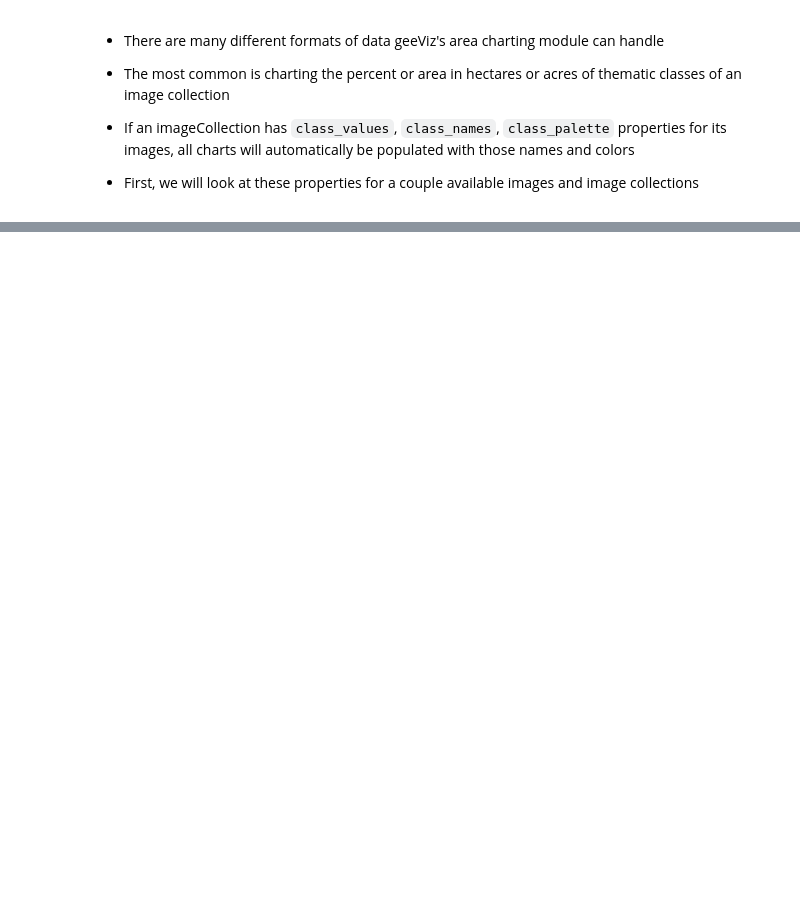
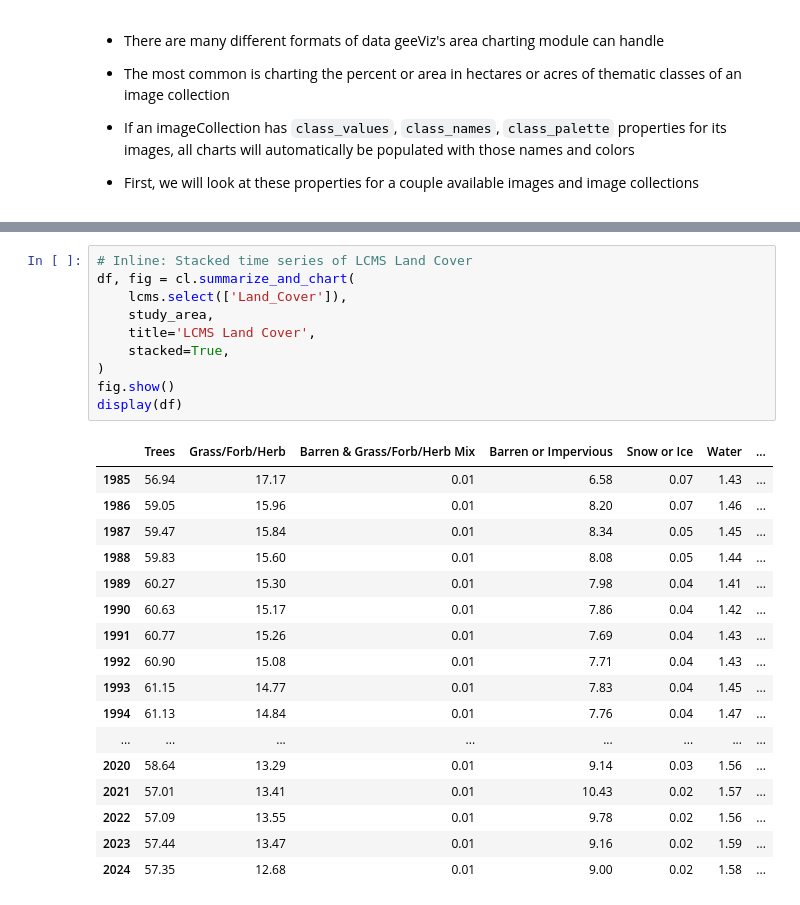
Before and after one commit to gee-community/geeViz, a Jupyter notebook: examples/areaChart_examples.ipynb, the cells around one changed output, grey strips where cells are left out. Saved outputs shown, nothing was run; the diff lists cells and outputs as text; blank space fills up the shorter version.

```diff
--- a/examples/areaChart_examples.ipynb
+++ b/examples/areaChart_examples.ipynb
@@ -388,0 +229,28 @@ Map.view()
+# %%
+# Inline: Stacked time series of LCMS Land Cover
+df, fig = cl.summarize_and_chart(
+    lcms.select(['Land_Cover']),
+    study_area,
+    title='LCMS Land Cover',
+    stacked=True,
+)
+fig.show()
+display(df)
+# %% [output]
+|  | Trees | Grass/Forb/Herb | Barren & Grass/Forb/Herb Mix | Barren or Impervious | Snow or Ice | Water | ... |
+| 1985 | 56.94 | 17.17 | 0.01 | 6.58 | 0.07 | 1.43 | ... |
+| 1986 | 59.05 | 15.96 | 0.01 | 8.20 | 0.07 | 1.46 | ... |
+| 1987 | 59.47 | 15.84 | 0.01 | 8.34 | 0.05 | 1.45 | ... |
+| 1988 | 59.83 | 15.60 | 0.01 | 8.08 | 0.05 | 1.44 | ... |
+| 1989 | 60.27 | 15.30 | 0.01 | 7.98 | 0.04 | 1.41 | ... |
+| 1990 | 60.63 | 15.17 | 0.01 | 7.86 | 0.04 | 1.42 | ... |
+| 1991 | 60.77 | 15.26 | 0.01 | 7.69 | 0.04 | 1.43 | ... |
+| 1992 | 60.90 | 15.08 | 0.01 | 7.71 | 0.04 | 1.43 | ... |
+| 1993 | 61.15 | 14.77 | 0.01 | 7.83 | 0.04 | 1.45 | ... |
+| 1994 | 61.13 | 14.84 | 0.01 | 7.76 | 0.04 | 1.47 | ... |
+| ... | ... | ... | ... | ... | ... | ... | ... |
+| 2020 | 58.64 | 13.29 | 0.01 | 9.14 | 0.03 | 1.56 | ... |
+| 2021 | 57.01 | 13.41 | 0.01 | 10.43 | 0.02 | 1.57 | ... |
+| 2022 | 57.09 | 13.55 | 0.01 | 9.78 | 0.02 | 1.56 | ... |
+| 2023 | 57.44 | 13.47 | 0.01 | 9.16 | 0.02 | 1.59 | ... |
+| 2024 | 57.35 | 12.68 | 0.01 | 9.00 | 0.02 | 1.58 | ... |
```
Also changed, not shown: parts of 93 cells of this notebook, 13 other files.
